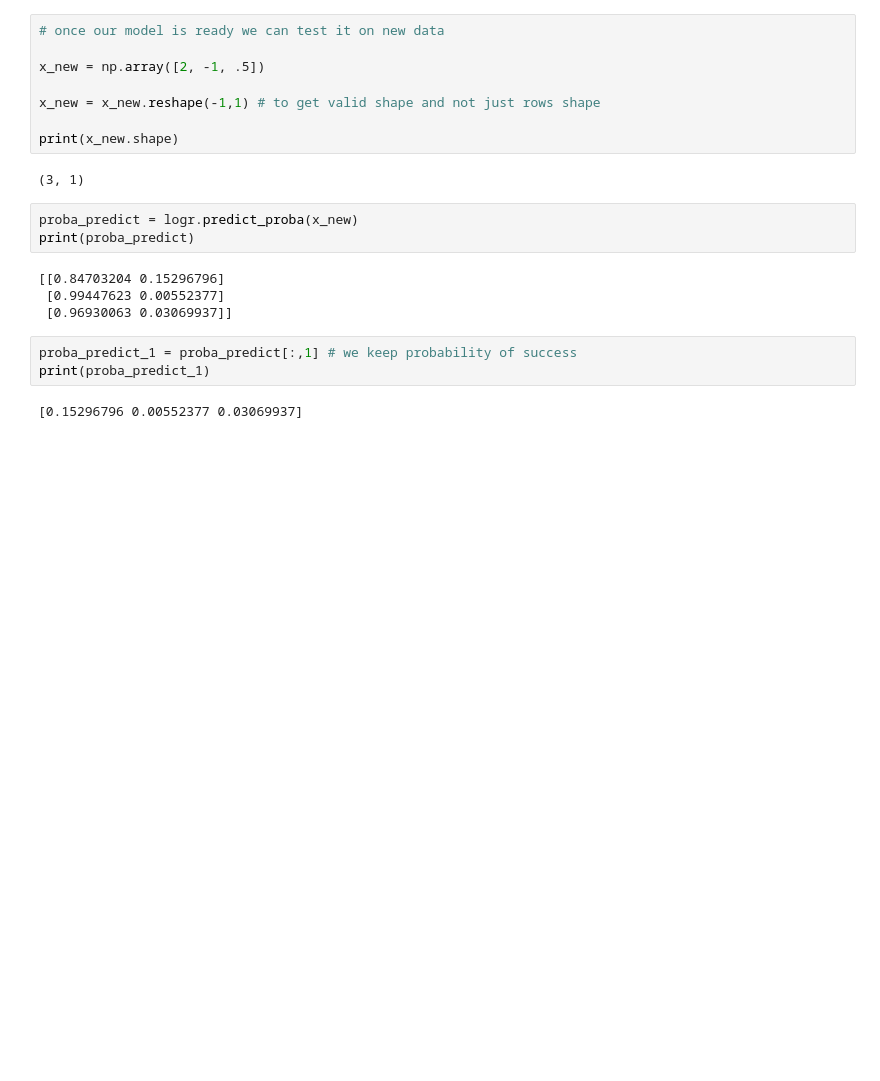
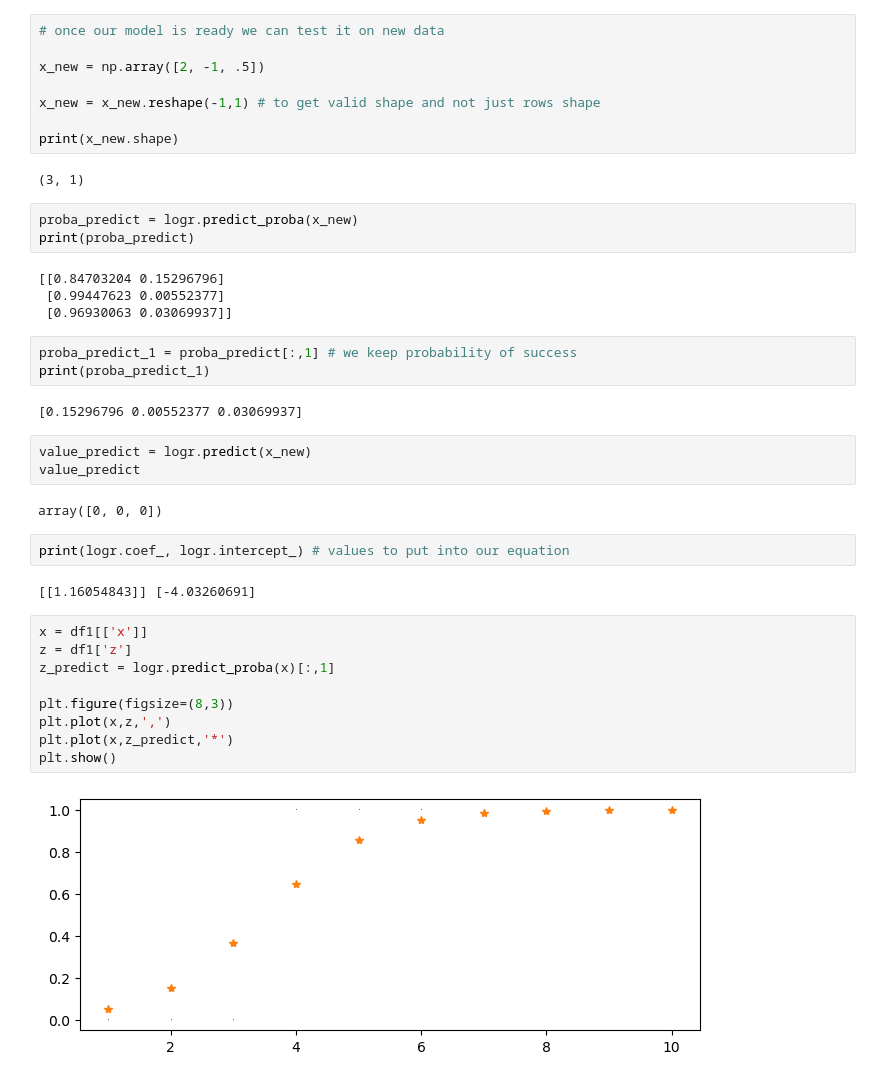
Before and after one commit to AkanchhaChoudhary/MSc-Data_Management_and_Business_Analytics, a Jupyter notebook: Second_Trimester/4. Classification/LogisticRegression_Practice.ipynb, the cells around one changed output. Cells and saved outputs as stored; diff of their text form; blank space fills up the shorter version.

```diff
--- a/Second_Trimester/4. Classification/LogisticRegression_Practice.ipynb
+++ b/Second_Trimester/4. Classification/LogisticRegression_Practice.ipynb
@@ -79,3 +79,23 @@ proba_predict_1 = proba_predict[:,1] # we keep probability of success
 print(proba_predict_1)
 # %% [output]
 [0.15296796 0.00552377 0.03069937]
+# %%
+value_predict = logr.predict(x_new)
+value_predict
+# %% [output]
+array([0, 0, 0])
+# %%
+print(logr.coef_, logr.intercept_) # values to put into our equation
+# %% [output]
+[[1.16054843]] [-4.03260691]
+# %%
+x = df1[['x']]
+z = df1['z']
+z_predict = logr.predict_proba(x)[:,1]
+
+plt.figure(figsize=(8,3))
+plt.plot(x,z,',')
+plt.plot(x,z_predict,'*')
+plt.show()
+# %% [output]
+[figure, added]
```
Also changed, not shown: parts of 7 cells of this notebook, 2 other files.
